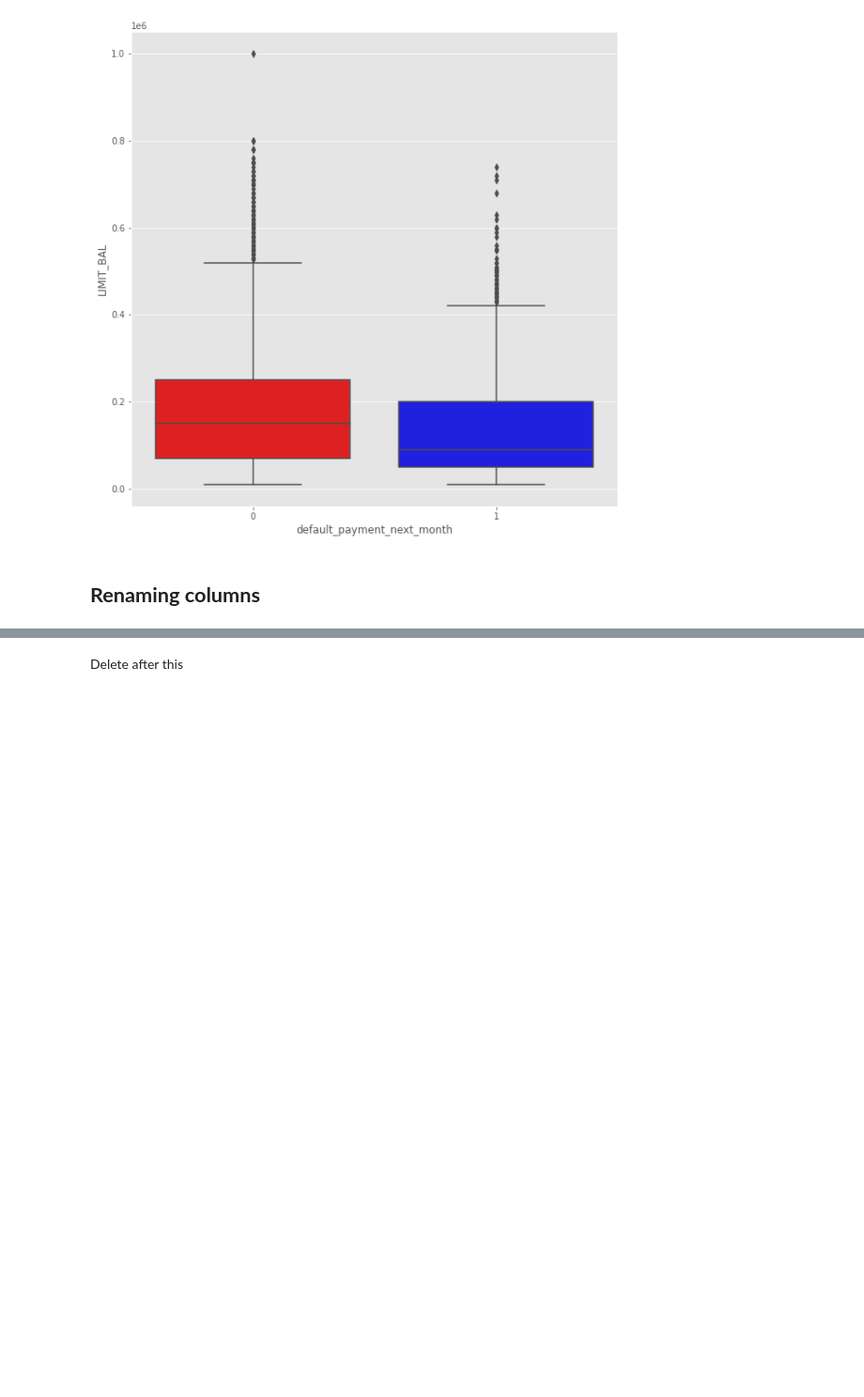
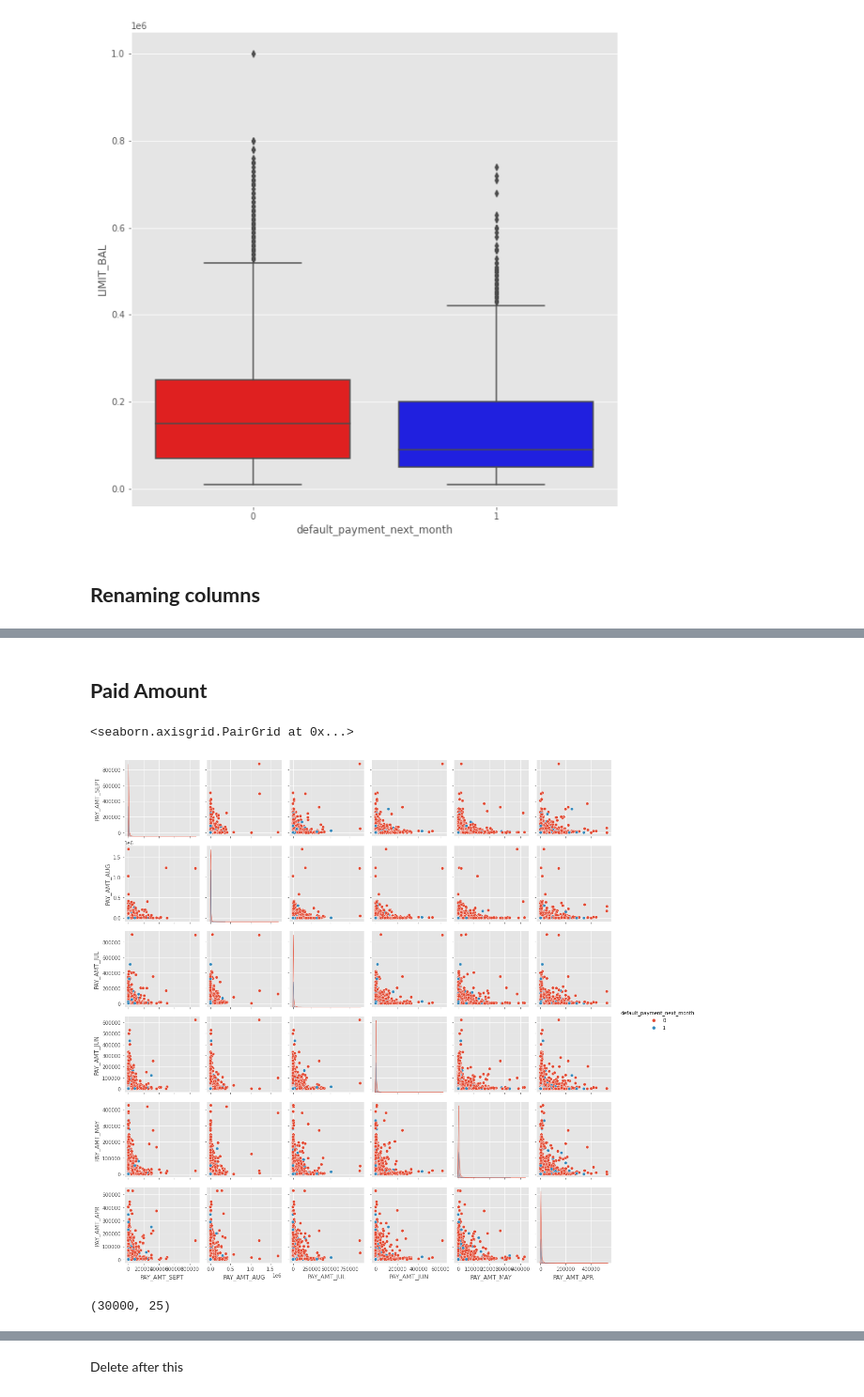
Before and after one commit to harshithgowdakc/Credit-Card-Default-Prediction, a Jupyter notebook: Credit_Card_Default_Prediction.ipynb, the cells around one changed output, grey strips where cells are left out. Shown at 94% size. Cells and saved outputs as stored; diff of their text form; code cells hidden in the pictures; blank space fills up the shorter version.

```diff
--- a/Credit_Card_Default_Prediction.ipynb
+++ b/Credit_Card_Default_Prediction.ipynb
@@ -601,0 +671,15 @@ ax = sns.boxplot(x="default_payment_next_month", y="LIMIT_BAL", data=df, palette
+# %% [markdown]
+## **Paid Amount**
+# %%
+#assign the Paid Amount variable to a single variable
+pay_amnt_df = df[['PAY_AMT_SEPT',	'PAY_AMT_AUG',	'PAY_AMT_JUL',	'PAY_AMT_JUN',	'PAY_AMT_MAY',	'PAY_AMT_APR', 'default_payment_next_month']]
+# %%
+#plotting the pair plot for paid amount
+sns.pairplot(data = pay_amnt_df, hue='default_payment_next_month')
+# %% [output]
+<seaborn.axisgrid.PairGrid at 0x...>
+[figure, added]
+# %%
+df.shape
+# %% [output]
+(30000, 25)
```
Also changed, not shown: parts of 28 cells of this notebook.
